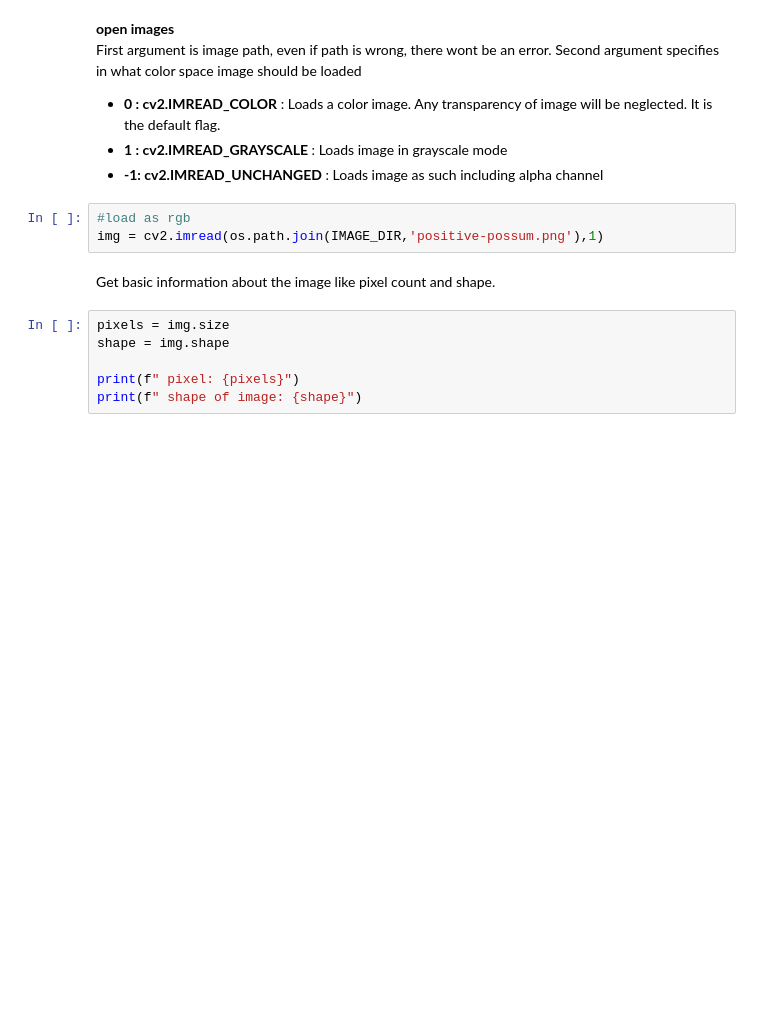
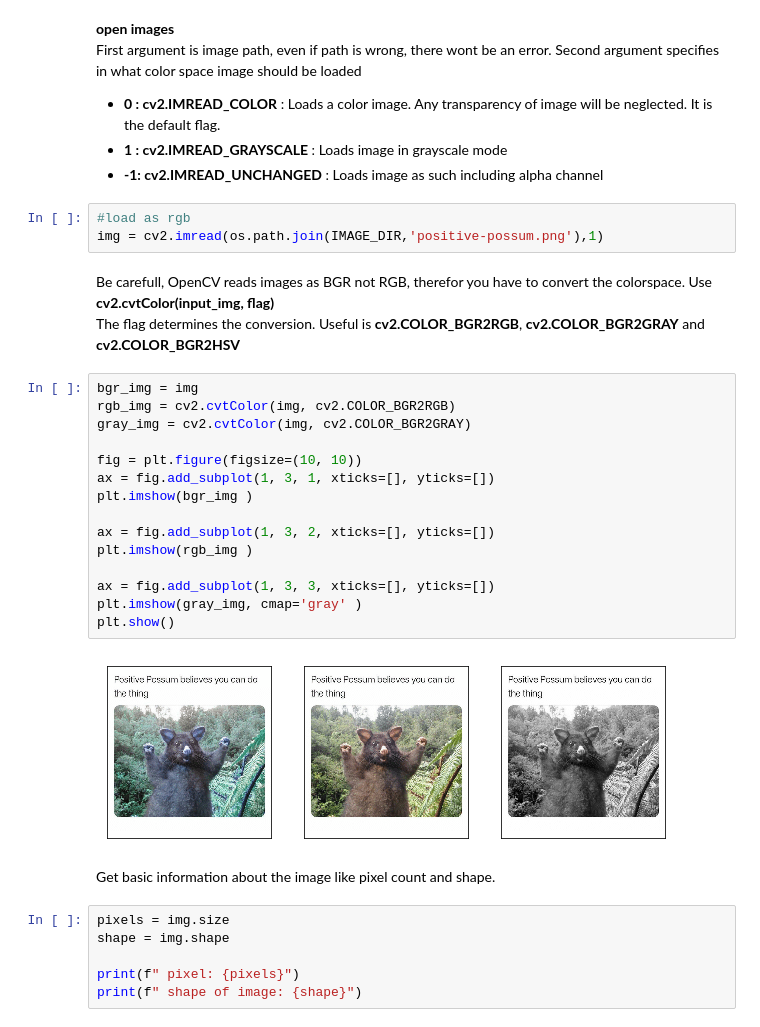
Before and after one commit to DatTobbes/OpenCV-Baiscs, a Jupyter notebook: opencv_tutorial_1.ipynb, the cells around one changed output. Saved outputs shown, nothing was run; the diff lists cells and outputs as text; blank space fills up the shorter version.

```diff
--- a/opencv_basics.ipynb
+++ b/opencv_tutorial_1.ipynb
@@ -30,6 +30,26 @@ Second argument specifies in what color space image should be loaded
 # %%
 #load as rgb
 img = cv2.imread(os.path.join(IMAGE_DIR,'positive-possum.png'),1)
+# %% [markdown]
+Be carefull, OpenCV reads images as BGR not RGB, therefor you have to convert the colorspace. Use **cv2.cvtColor(input_img, flag)**
+The flag determines the conversion. Useful is **cv2.COLOR_BGR2RGB**, **cv2.COLOR_BGR2GRAY** and **cv2.COLOR_BGR2HSV**
+# %%
+bgr_img = img
+rgb_img = cv2.cvtColor(img, cv2.COLOR_BGR2RGB)
+gray_img = cv2.cvtColor(img, cv2.COLOR_BGR2GRAY)
+
+fig = plt.figure(figsize=(10, 10))
+ax = fig.add_subplot(1, 3, 1, xticks=[], yticks=[])
+plt.imshow(bgr_img )
+
+ax = fig.add_subplot(1, 3, 2, xticks=[], yticks=[])
+plt.imshow(rgb_img )
+
+ax = fig.add_subplot(1, 3, 3, xticks=[], yticks=[])
+plt.imshow(gray_img, cmap='gray' )
+plt.show()
+# %% [output]
+[figure, added]
 # %% [markdown]
 Get basic information about the image like pixel count and shape.
 # %%
```
Also changed, not shown: parts of 8 cells of this notebook, 1 other file.
